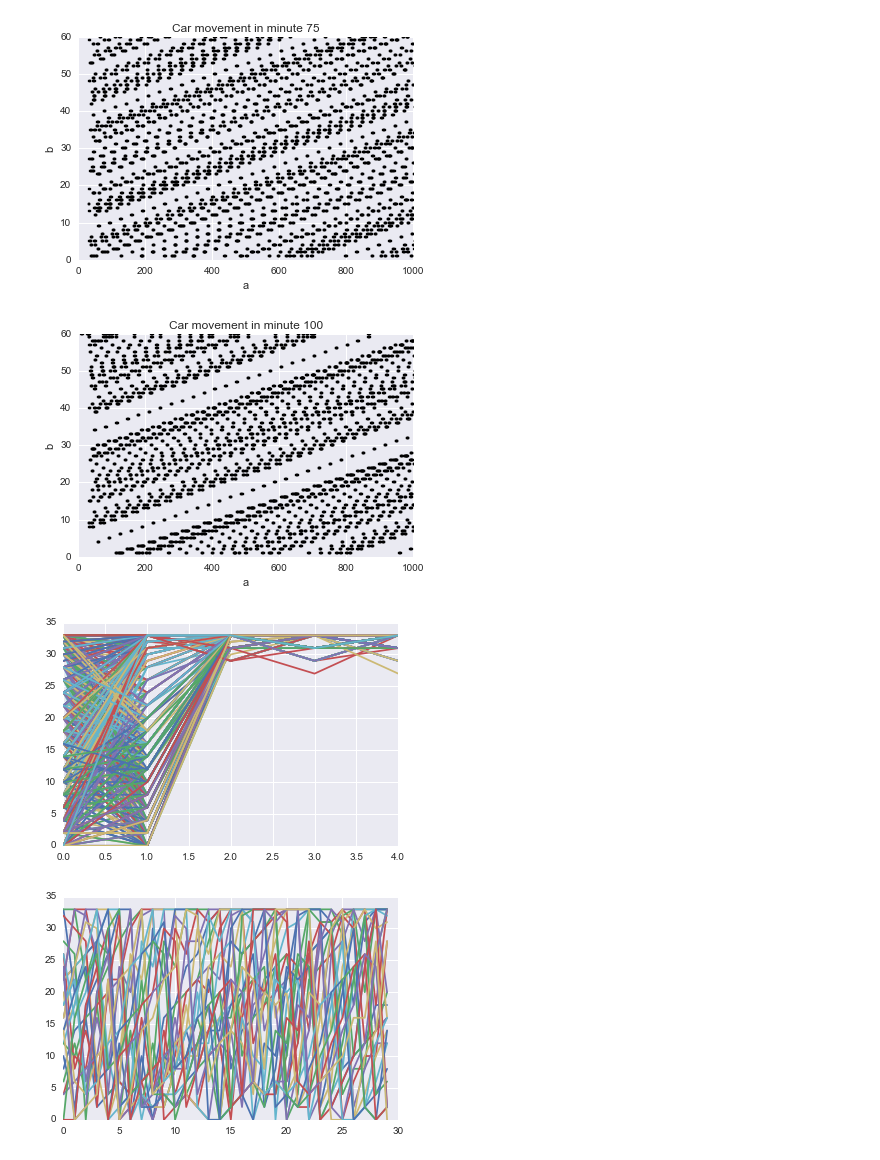
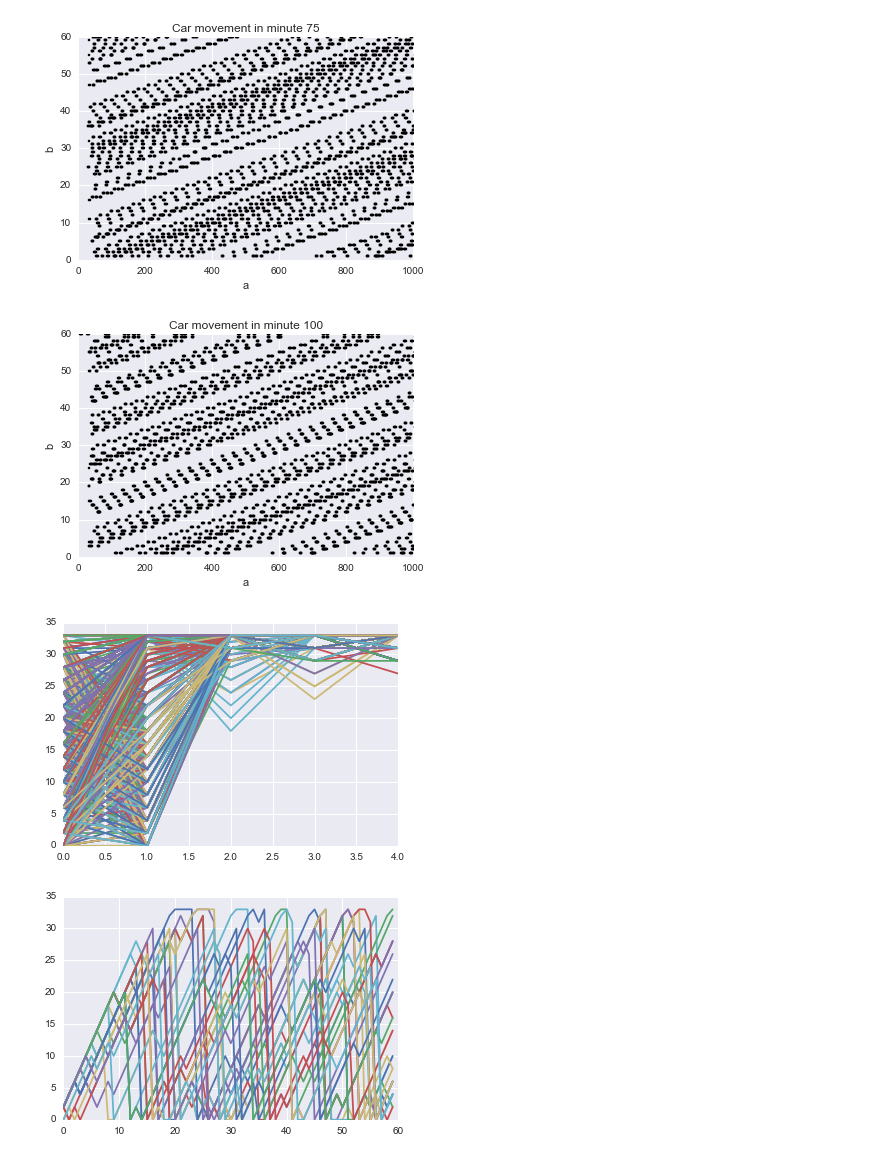
Before and after one commit to katjackson/traffic-simulation, a Jupyter notebook: Notebook Plots and Findings.ipynb, the cells around one changed output. Cells and saved outputs as stored; diff of their text form; code cells hidden in the pictures.

Commit message:
changed speed data output

```diff
--- a/Notebook Plots and Findings.ipynb
+++ b/Notebook Plots and Findings.ipynb
@@ -11,7 +11,7 @@ from road import Road
 %matplotlib inline
 # %%
 from simulator import main
-speed_limit, positions, speeds = main()
+speed_limit, positions, speeds, mean_speeds, st_devs = main()
 # %%
 def arrange_data(sim_positions):
     position_matrix = []
@@ -79,7 +79,7 @@ ax.set_title('Car movement in minute 75')
 plt.scatter(x, y, marker='s', color='k', s=3)
 plt.show()
 # %% [output]
-[figure, old version]
+[figure, new version]
 # %%
 x = np.ndarray.flatten(positions_100_matrix)
 fig, ax = plt.subplots()
@@ -91,16 +91,16 @@ ax.set_title('Car movement in minute 100')
 plt.scatter(x, y, marker='s', color='k', s=3)
 plt.show()
 # %% [output]
-[figure, old version]
+[figure, new version]
 # %%
 plt.plot(speeds)
 plt.show()
 # %% [output]
-[figure, old version]
+[figure, new version]
 # %%
-round_1 = np.reshape(np.array(speeds[0]), (30, 29))
+round_1 = np.reshape(np.array(speeds[0]), (60, 30))
 plt.plot(round_1)
 plt.show()
 # %% [output]
-[figure, old version]
+[figure, new version]
 # %%
```
Also changed, not shown: parts of 6 cells of this notebook, 2 other files.
